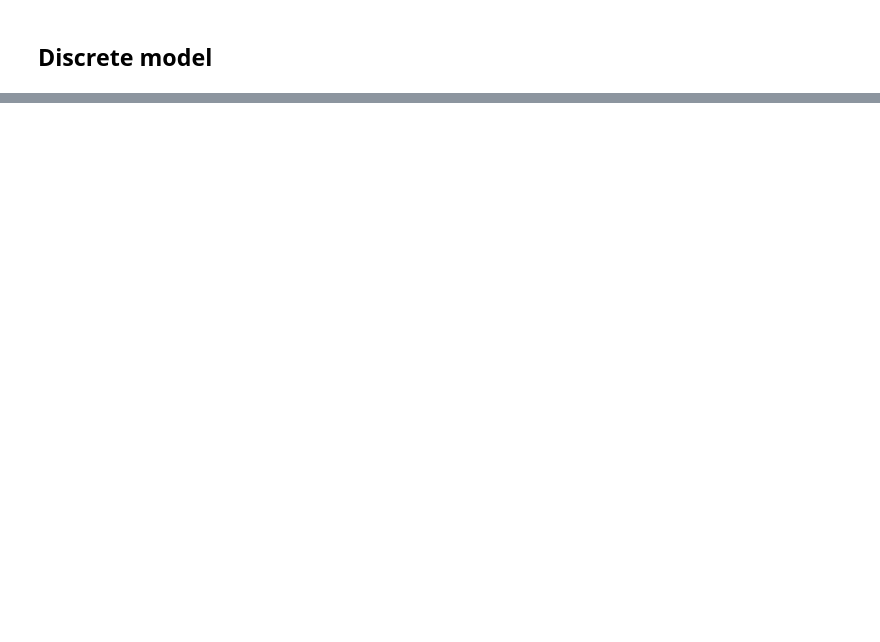
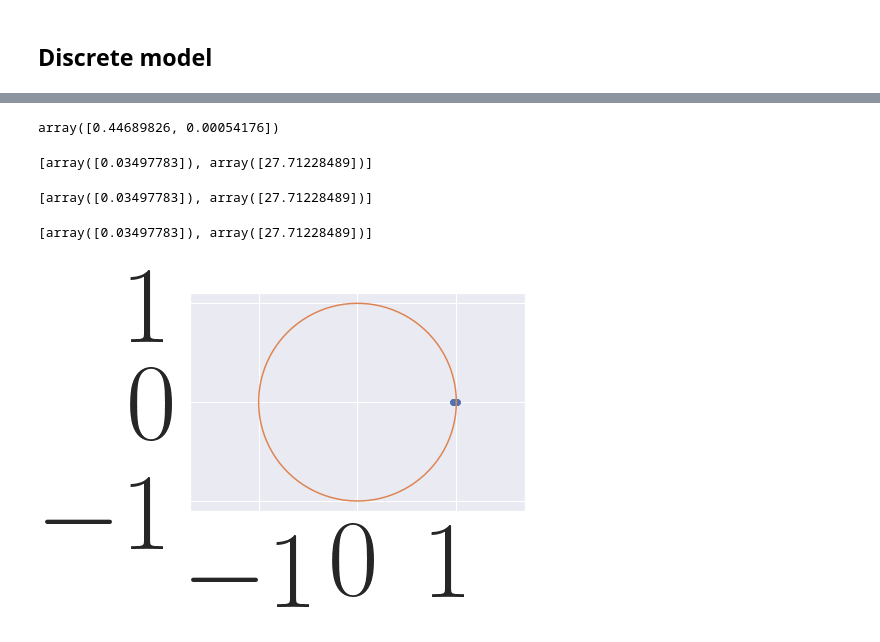
Before and after one commit to dmj6288/TunnelDMD, a Jupyter notebook: TunnelDMD_ToggleSwitch-TwoFP.ipynb, the cells around one changed output, grey strips where cells are left out. Cells and saved outputs as stored; diff of their text form; code cells hidden in the pictures; blank space fills up the shorter version.

```diff
--- a/TunnelDMD_ToggleSwitch-TwoFP.ipynb
+++ b/TunnelDMD_ToggleSwitch-TwoFP.ipynb
@@ -258,0 +369,26 @@ for ic in ICs:
+# %%
+generalized_hill_function_numpy(x_learned).T[0]
+# %% [output]
+array([0.44689826, 0.00054176])
+# %%
+X_learned[-1]
+# %% [output]
+[array([0.03497783]), array([27.71228489])]
+# %%
+X_learned[-1]
+# %% [output]
+[array([0.03497783]), array([27.71228489])]
+# %%
+X_learned[-1]
+# %% [output]
+[array([0.03497783]), array([27.71228489])]
+# %%
+matplotlib.rcParams.update({'font.size': 2})
+
+plt.plot(np.linalg.eigvals(KxT_num), [0]*len(KxT_num),'o')
+theta = np.linspace(0,2*np.pi,100)
+plt.plot(np.cos(theta),np.sin(theta))
+plt.axis('equal')
+plt.show()
+# %% [output]
+[figure, added]
```
Also changed, not shown: parts of 17 cells of this notebook, 3 other files.
